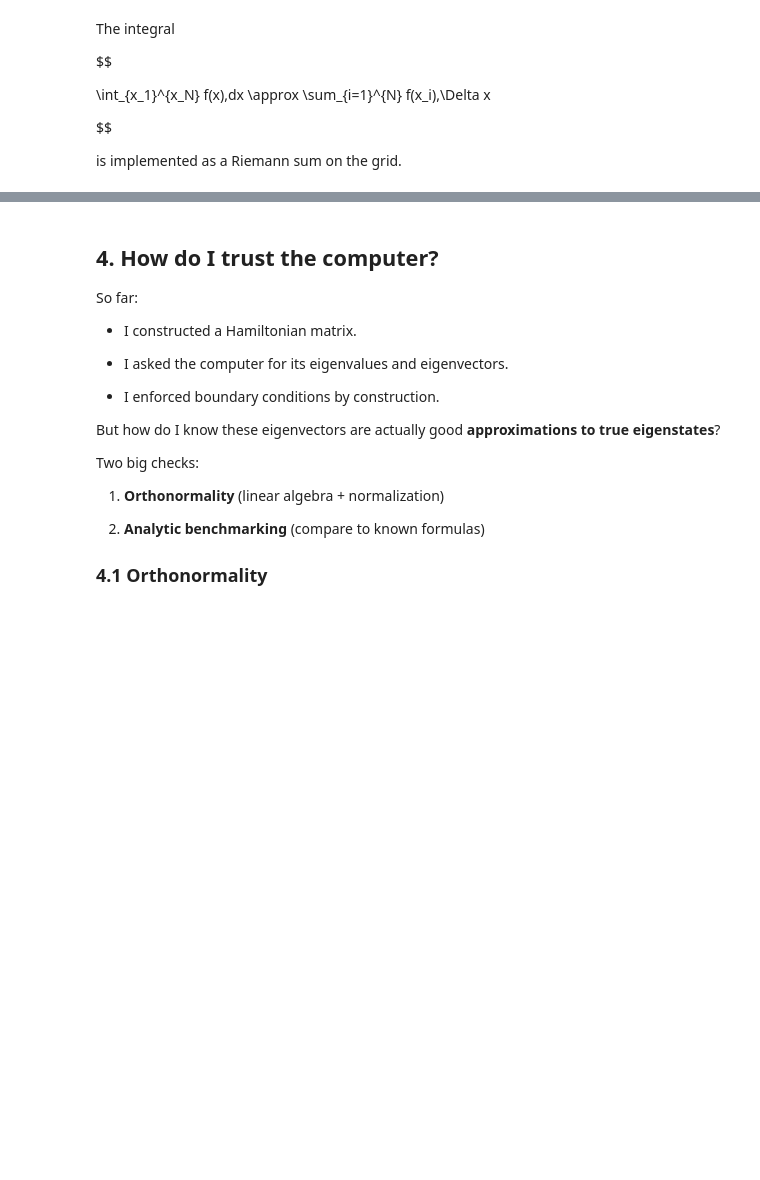
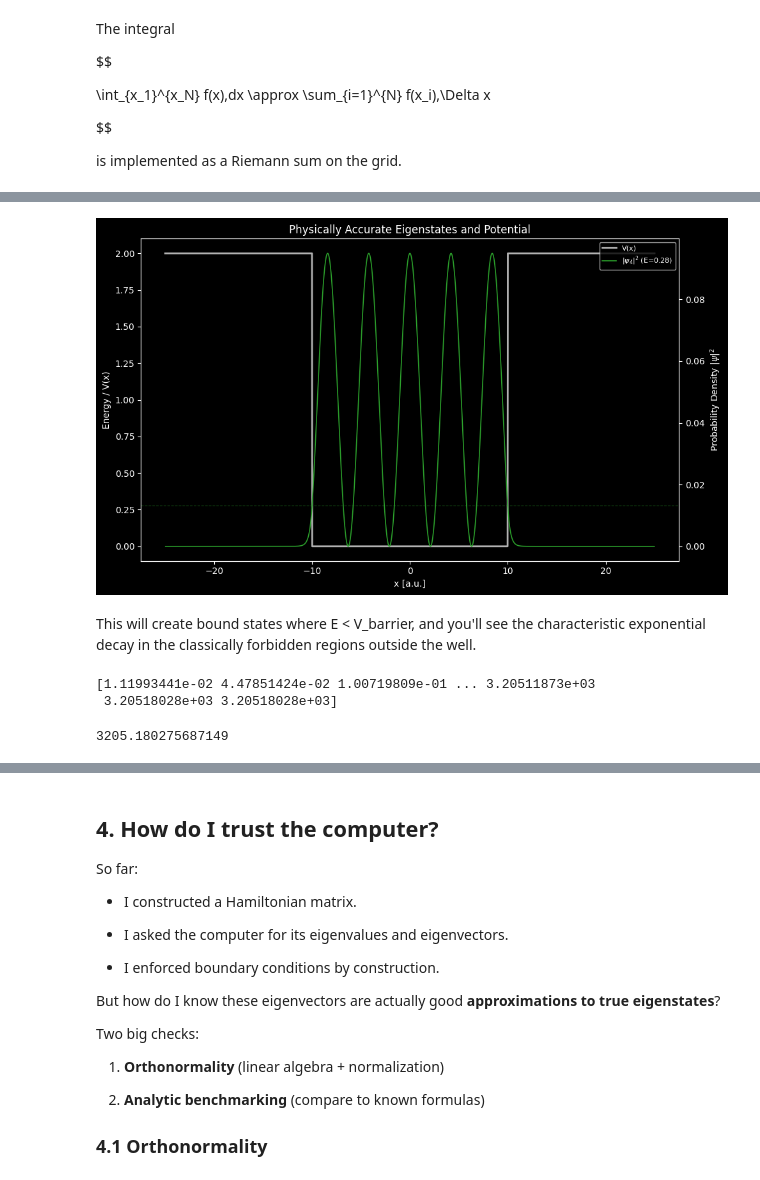
Before and after one commit to Ahilan-Bucket/Hand-wave, a Jupyter notebook: ModularedPresentation.ipynb, the cells around one changed output, grey strips where cells are left out. Saved outputs shown, nothing was run; the diff lists cells and outputs as text; code cells hidden in the pictures; blank space fills up the shorter version.

```diff
--- a/ModularedPresentation.ipynb
+++ b/ModularedPresentation.ipynb
@@ -965,9 +1130,21 @@ plot_alive(E, psi, V, x, no=0);
+# %%
+V = finite_square_well(x, -10, 10, 2.0)  # Strong confinement
+E, psi = solve(T, V, dx)
+plot_alive(E, psi, V, x, no=4);
+# %% [output]
+[figure, added]
+# %% [markdown]
+This will create bound states where E < V_barrier, and you'll see the characteristic exponential decay in the classically forbidden regions outside the well.
 # %%
 # Debug 2
 bool(0)
 print(E)
 E.shape
 E[-1]
+# %% [output]
+[1.11993441e-02 4.47851424e-02 1.00719809e-01 ... 3.20511873e+03
+ 3.20518028e+03 3.20518028e+03]
+3205.180275687149
 # %%
 #%matplotlib widget
 # Inaccurate Plot for intution (Like the Textbook)
```
Also changed, not shown: parts of 22 cells of this notebook, 2 other files.
